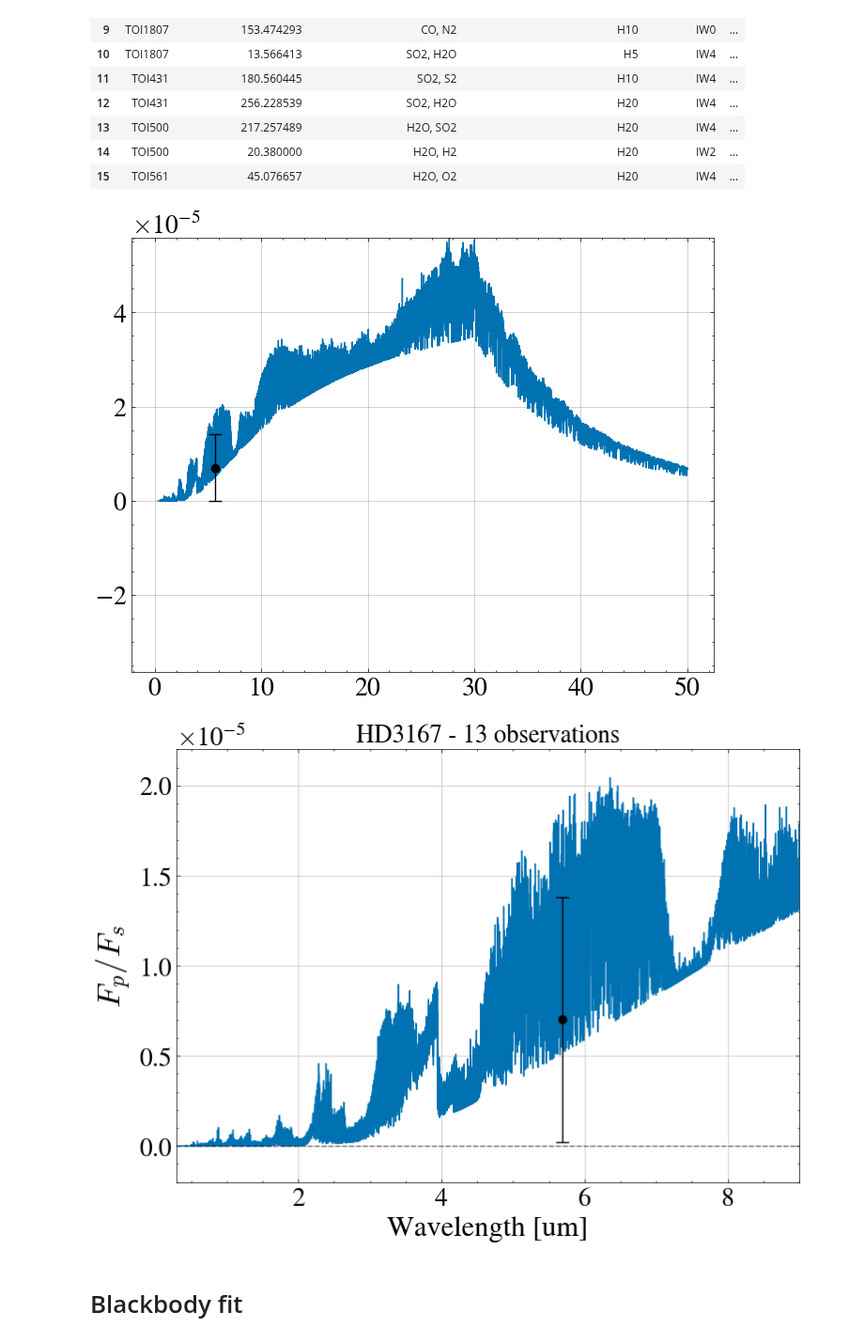
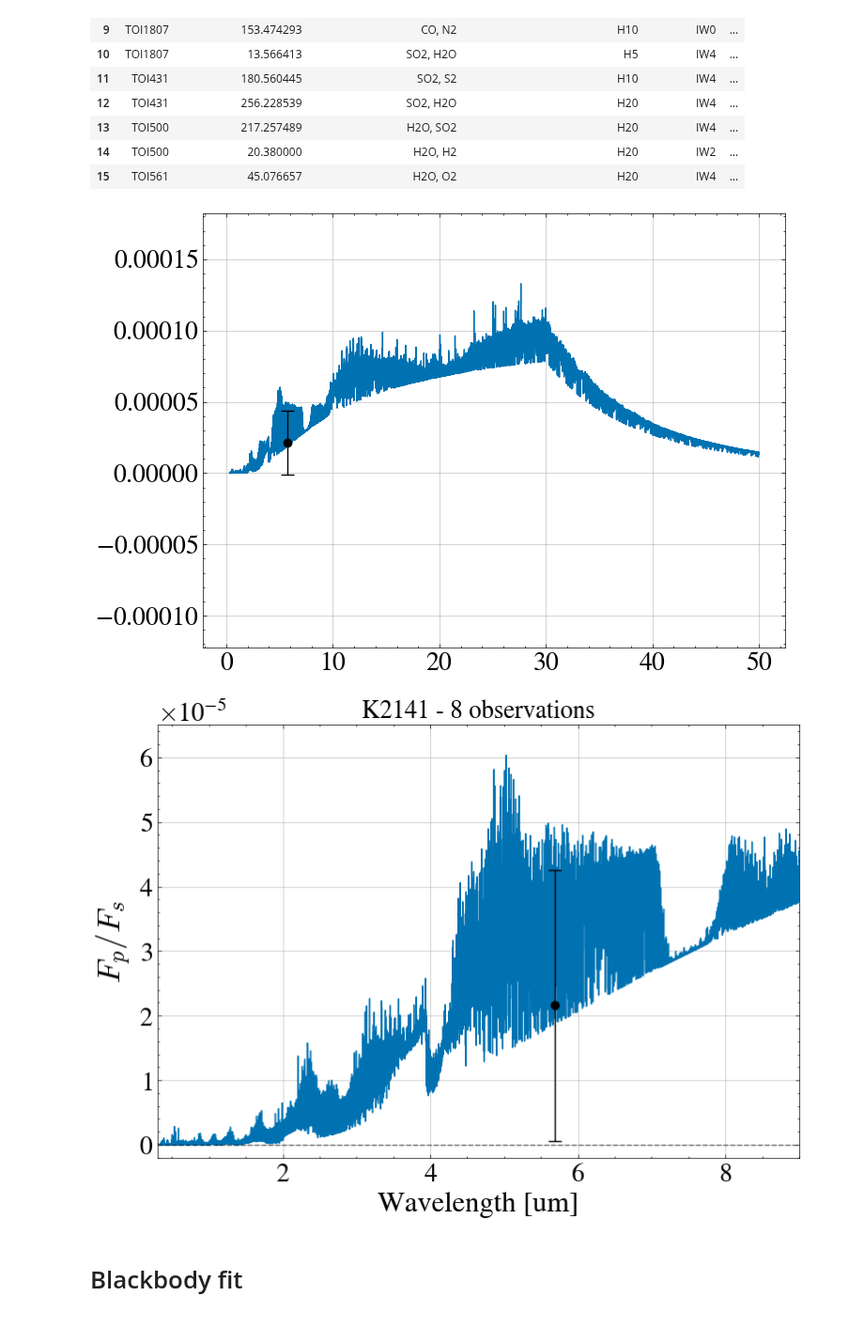
Before and after one commit to lorlo9999/MasterThesis, a Jupyter notebook: thesis-plots.ipynb, the cells around one changed output. Shown at 94% size. Saved outputs shown, nothing was run; the diff lists cells and outputs as text; code cells hidden in the pictures.

Commit message:
Updated plotting scripts

```diff
--- a/thesis-plots.ipynb
+++ b/thesis-plots.ipynb
@@ -854,7 +854,7 @@ show()
 # Dayside and Nightside emission comparison for HD3167
 # %%
 
-name = 'TOI431'
+name = 'K2141'
 eclipses = 1
 binning = False
 sigma = 1
@@ -989,8 +989,8 @@ for folder in os.listdir(f"PLANETS/{name}/"):
 
     plt.figure(figsize=(12,10))
     #plot of spectrum from TauREx
-    plt.plot(wlgrid, fpfs, color='#D55E00')
-    plt.plot(wlgrid_t, fpfs_t, color='#0072B2')
+    plt.plot(wlgrid, fpfs, color="#D62525")
+    plt.plot(wlgrid_t, fpfs_t, color='#037DC3')
 
     yerr = noise / np.sqrt(N) * sigma # sigma confidence interval
 
@@ -1021,9 +1021,9 @@ for folder in os.listdir(f"PLANETS/{name}/"):
     #plt.errorbar(output[0], output[1], yerr=noise/np.sqrt(N)*sigma, capsize=5, fmt='o', color='black', alpha=0.67)
     #plt.errorbar(output_t[0], output_t[1], yerr=noise/np.sqrt(N)*sigma, capsize=5, fmt='o', color='black', alpha=0.67)
 
-    plt.axvspan(0.5,1.1, color='cyan', alpha=0.75, zorder=0, label = 'FGS: R = 3')
-    plt.axvspan(1.1,1.95, color = 'pink', alpha=0.95, zorder=0, label = 'NIRSpec: R > 15')
-    plt.axvspan(1.95,7.8, color = 'darkgreen', alpha=0.35, zorder=0, label = 'AIRS: R ~ 100 [$\lambda<3.9$] \n           R ~ 30 [$\lambda>3.9$]')
+    plt.axvspan(0.5,1.1, color='gray', alpha=0.95, zorder=0, label = 'FGS: R = 3')
+    plt.axvspan(1.1,1.95, color = 'gray', alpha=0.65, zorder=0, label = 'NIRSpec: R > 15')
+    plt.axvspan(1.95,7.8, color = 'gray', alpha=0.30, zorder=0, label = 'AIRS: R ~ 100 [$\lambda<3.9$] \n           R ~ 30 [$\lambda>3.9$]')
 
     plt.ticklabel_format(axis='y', style='sci', scilimits=(0, 0))
 
@@ -1032,7 +1032,7 @@ for folder in os.listdir(f"PLANETS/{name}/"):
     plt.ylabel(r"$F_p/F_s$",fontsize=25)
     #plt.xscale("log")
     plt.xlim(0.3, 12)
-    plt.ylim(0,0.00013)
+    plt.ylim(0,None)
     plt.title(f"{name}",fontsize=30) #- {N} eclipses - Integration time: {time:.2f} hours")
     plt.tight_layout()
     plt.hlines(y=0, xmin = -1, xmax = 12, color='black', linestyle='--', alpha=0.5)
@@ -1051,7 +1051,7 @@ for folder in os.listdir(f"PLANETS/{name}/"):
 # %%
 # Dayside and Nightside emission comparison for HD3167
 
-name = 'HD3167'
+name = 'K2141'
 eclipses = 1
 binning = False
 sigma = 1
@@ -1187,7 +1187,7 @@ for folder in os.listdir(f"PLANETS/{name}/"):
 
     plt.figure(figsize=(12,10))
     #plot of spectrum from TauREx
-    plt.plot(wlgrid, fpfs, color='#D55E00')
+    plt.plot(wlgrid, fpfs, color='#D62525')
     #plt.plot(wlgrid_t, fpfs_t, color='#0072B2')
 
     yerr = noise / np.sqrt(N) * sigma # sigma confidence interval
@@ -1224,15 +1224,15 @@ for folder in os.listdir(f"PLANETS/{name}/"):
     #plt.axvspan(1.95,7.8, color = 'darkgreen', alpha=0.35, zorder=0, label = 'AIRS: R ~ 100 [$\lambda<3.9$] \n           R ~ 30 [$\lambda>3.9$]')
 
     #plt.ticklabel_format(axis='y', style='sci', scilimits=(0, 0))
-    plt.axvspan(0.5,1.1, color='cyan', alpha=0.5, zorder=0, label = 'FGS: R = 3')
-    plt.axvspan(1.1,1.95, color = 'pink', alpha=0.95, zorder=0, label = 'NIRSpec: R > 15')
-    plt.axvspan(1.95,7.8, color = 'darkgreen', alpha=0.25, zorder=0, label = 'AIRS: R ~ 100 [$\lambda<3.9$] \n           R ~ 30 [$\lambda>3.9$]')
+    plt.axvspan(0.5,1.1, color='gray', alpha=0.95, zorder=0, label = 'FGS: R = 3')
+    plt.axvspan(1.1,1.95, color = 'gray', alpha=0.65, zorder=0, label = 'NIRSpec: R > 15')
+    plt.axvspan(1.95,7.8, color = 'gray', alpha=0.3, zorder=0, label = 'AIRS: R ~ 100 [$\lambda<3.9$] \n           R ~ 30 [$\lambda>3.9$]')
 
     plt.xlabel("Wavelength [um]")
     plt.ylabel(r"$F_p/F_s$",fontsize=25)
     #plt.xscale("log")
     plt.xlim(0.3, 12)
-    plt.ylim(0,0.00025)
+    plt.ylim(0,0.0005)
     plt.title(f"{name}",fontsize=30) #- {N} eclipses - Integration time: {time:.2f} hours")
     plt.tight_layout()
     plt.hlines(y=0, xmin = -1, xmax = 12, color='black', linestyle='--', alpha=0.5)
@@ -1364,10 +1364,10 @@ results
 # %%
 # input parameters
 planet_names = ["HD3167","K2141","LHS1478","TOI431","TOI500","TOI561","TOI1416","TOI1807"]
-name = planet_names[0]
+name = planet_names[1]
 
 # was: eclipses = 35
-eclipses = np.arange(12,18, 1, dtype=int)  # <- array input
+eclipses = np.arange(7,10, 1, dtype=int)  # <- array input
 
 binning = True
 sigma = 1
@@ -1520,36 +1520,36 @@ for folder in os.listdir(f"PLANETS/{name}/"):
         if binning:
             results_t = bindown_multiple(output_t, noise, wlgrid_t, fpfs_t, N, name, *new_points)
             new_points_t = make_next_level_points(results_t)
             results_level2_t = bindown_multiple(output_t, noise, wlgrid_t, fpfs_t, N, name, *new_points_t)
             new_points_level2_t = make_next_level_points(results_level2_t)
             results_level3_t = bindown_multiple(output_t, noise, wlgrid_t, fpfs_t, N, name, *new_points_level2_t)
 
             for out in results_level3_t:
                 plt.errorbar(out[2], out[3], yerr=out[4]*sigma, capsize=5, fmt='o', color='black')
                 if out[3] - out[4]*sigma > 0:
                     detection = True
         else:
             plt.errorbar(output_t[0], output_t[1], yerr=noise/np.sqrt(N)*sigma, capsize=5, fmt='o', color='black', alpha=0.67)
             if np.any(output_t[1] - noise/np.sqrt(N)*sigma > 0):
                 detection = True
 
         if detection == True:
             plt.xlabel("Wavelength [um]")
             plt.ylabel(r"$F_p/F_s$",fontsize=25)
             plt.xlim(0.3, 9)
-            plt.ylim(-0.2e-5, 2.2e-5)
+            plt.ylim(-0.2e-5, 6.5e-5)
             plt.title(f"{name} - {N} observations")
             plt.tight_layout()
             plt.hlines(y=0, xmin=0.3, xmax=9, color='black', linestyle='--', alpha=0.5)
             plt.savefig(f"thesis-plots/{name}_{N}.pdf", format='pdf')
             show()
             close()
             break
 
     break
 # %% [output]
-[figure, old version]
+[figure, new version]
-[figure, old version]
+[figure, new version]
 # %% [markdown]
 # Blackbody fit
 # %%
```
Also changed, not shown: parts of 16 cells of this notebook, 5 other files.
